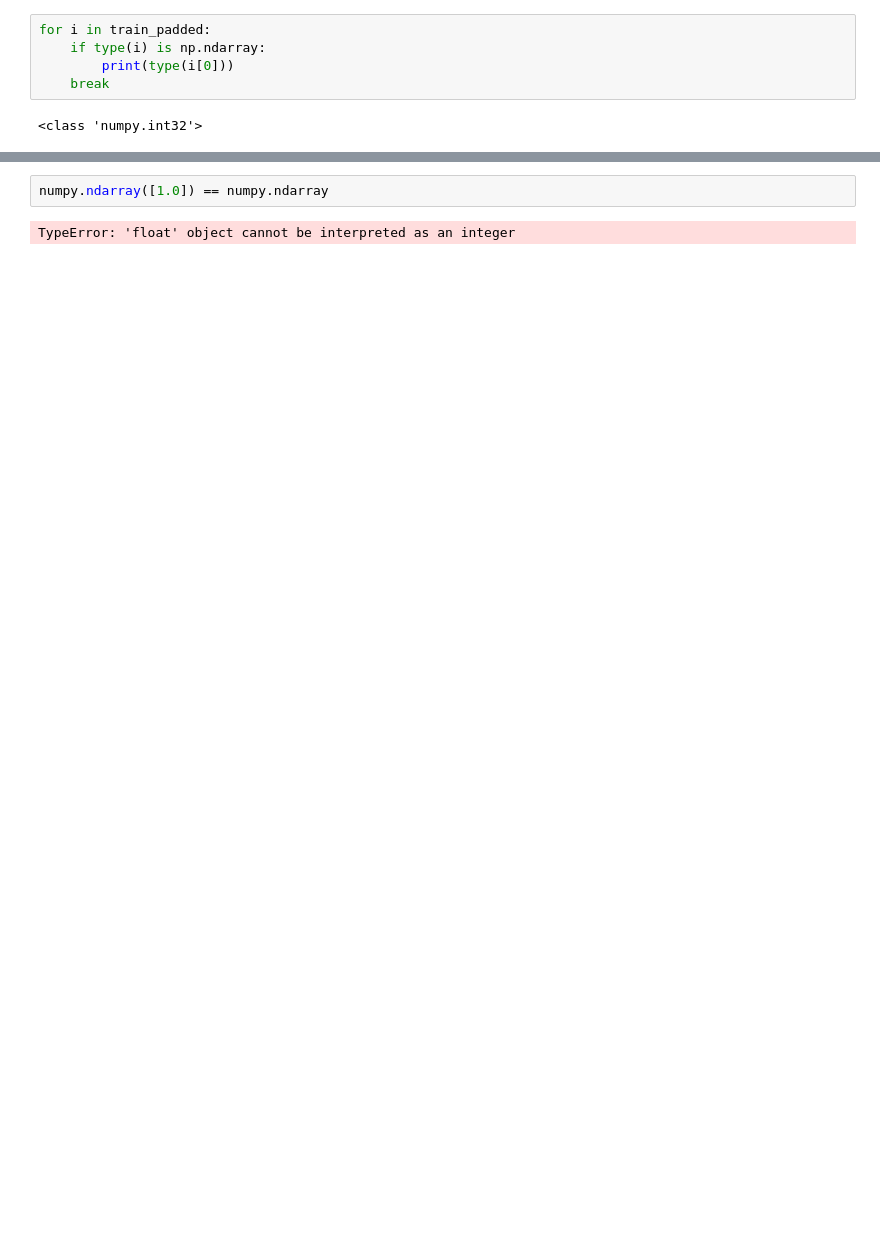
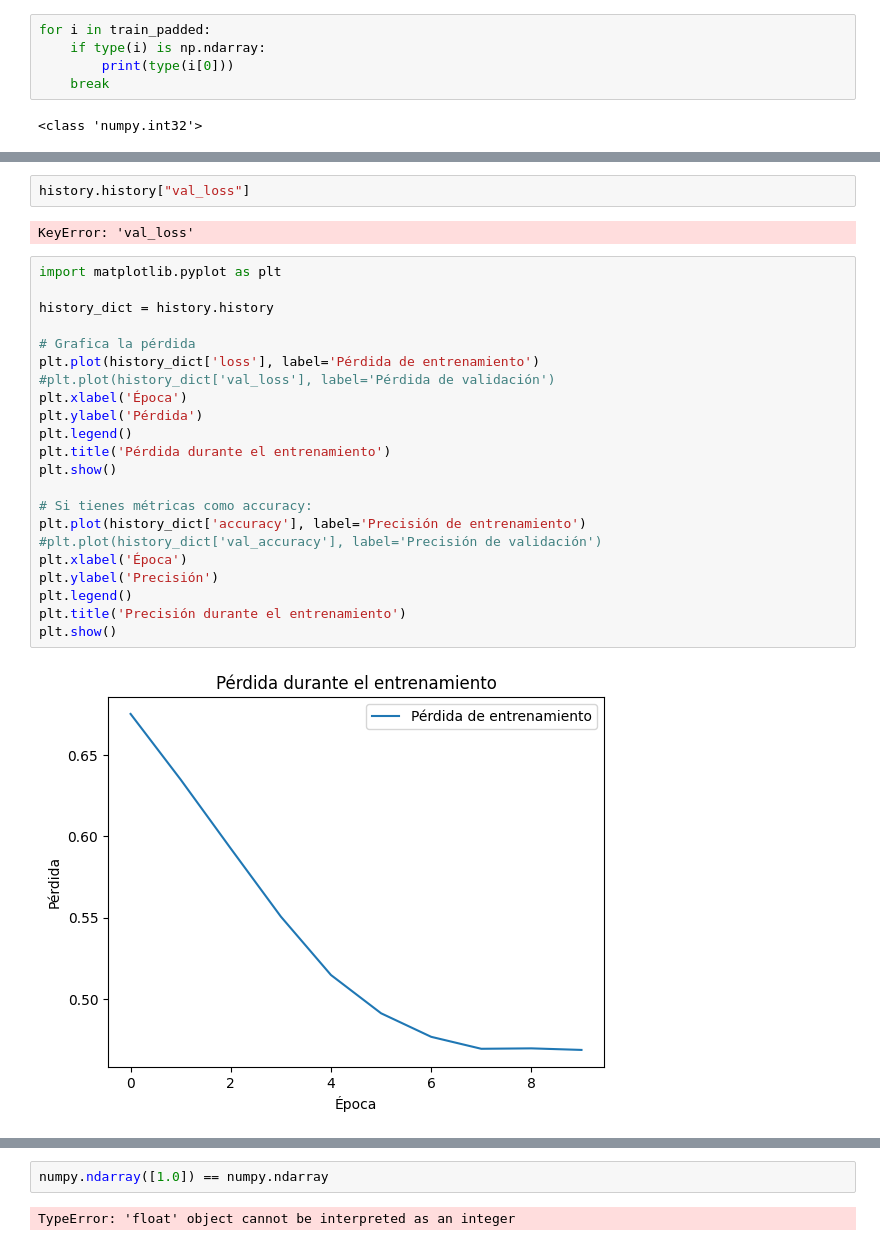
Before and after one commit to albertw91/proyecto_twitter_tech_sentiment_analysis, a Jupyter notebook: engine/preprocesing_model/preprocessing_second_model.ipynb, the cells around one changed output, grey strips where cells are left out. Cells and saved outputs as stored; diff of their text form; blank space fills up the shorter version.

```diff
--- a/engine/preprocesing_model/preprocessing_second_model.ipynb
+++ b/engine/preprocesing_model/preprocessing_second_model.ipynb
@@ -382,0 +523,28 @@ training_label_seq[0]
+# %%
+history.history["val_loss"]
+# %% [output]
+KeyError: 'val_loss'
+# %%
+import matplotlib.pyplot as plt
+
+history_dict = history.history
+
+# Grafica la pérdida
+plt.plot(history_dict['loss'], label='Pérdida de entrenamiento')
+#plt.plot(history_dict['val_loss'], label='Pérdida de validación')
+plt.xlabel('Época')
+plt.ylabel('Pérdida')
+plt.legend()
+plt.title('Pérdida durante el entrenamiento')
+plt.show()
+
+# Si tienes métricas como accuracy:
+plt.plot(history_dict['accuracy'], label='Precisión de entrenamiento')
+#plt.plot(history_dict['val_accuracy'], label='Precisión de validación')
+plt.xlabel('Época')
+plt.ylabel('Precisión')
+plt.legend()
+plt.title('Precisión durante el entrenamiento')
+plt.show()
+# %% [output]
+[figure, added]
```
Also changed, not shown: parts of 26 cells of this notebook, 9 other files.
